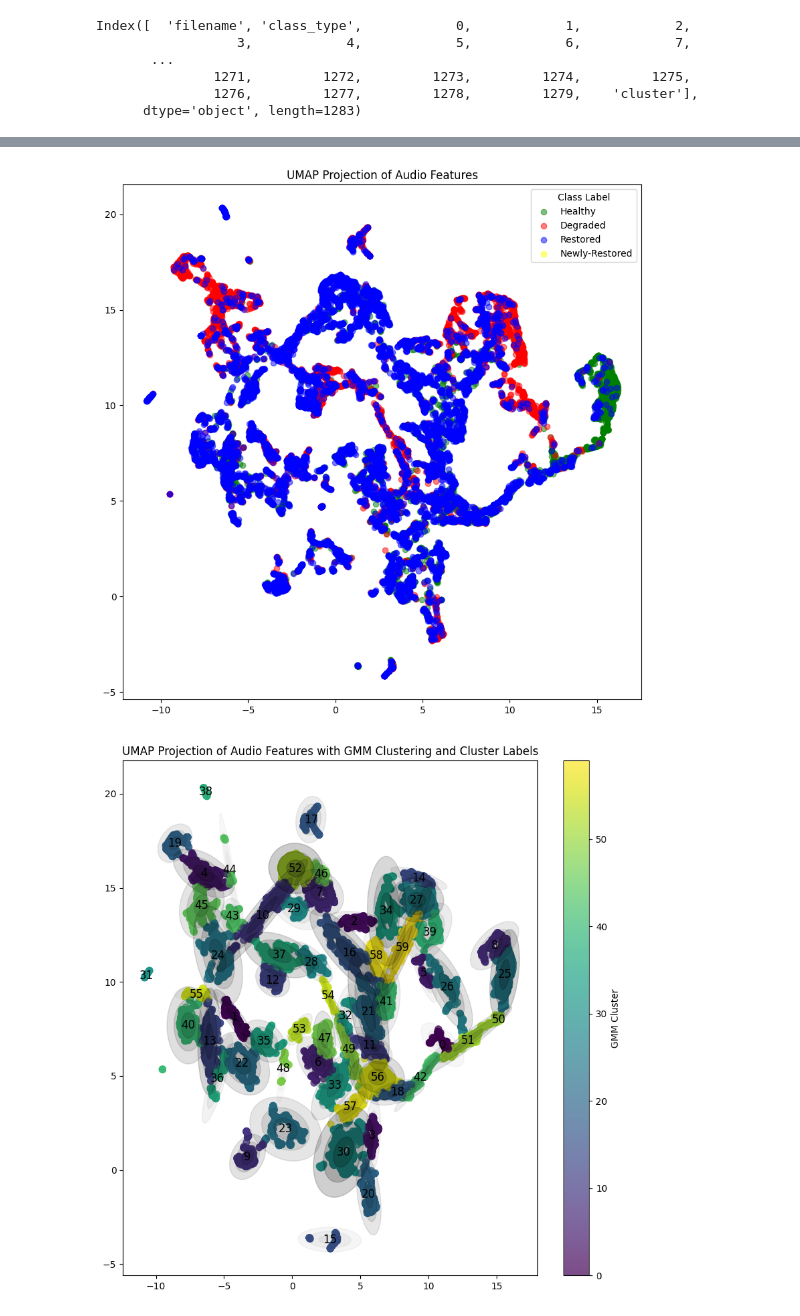
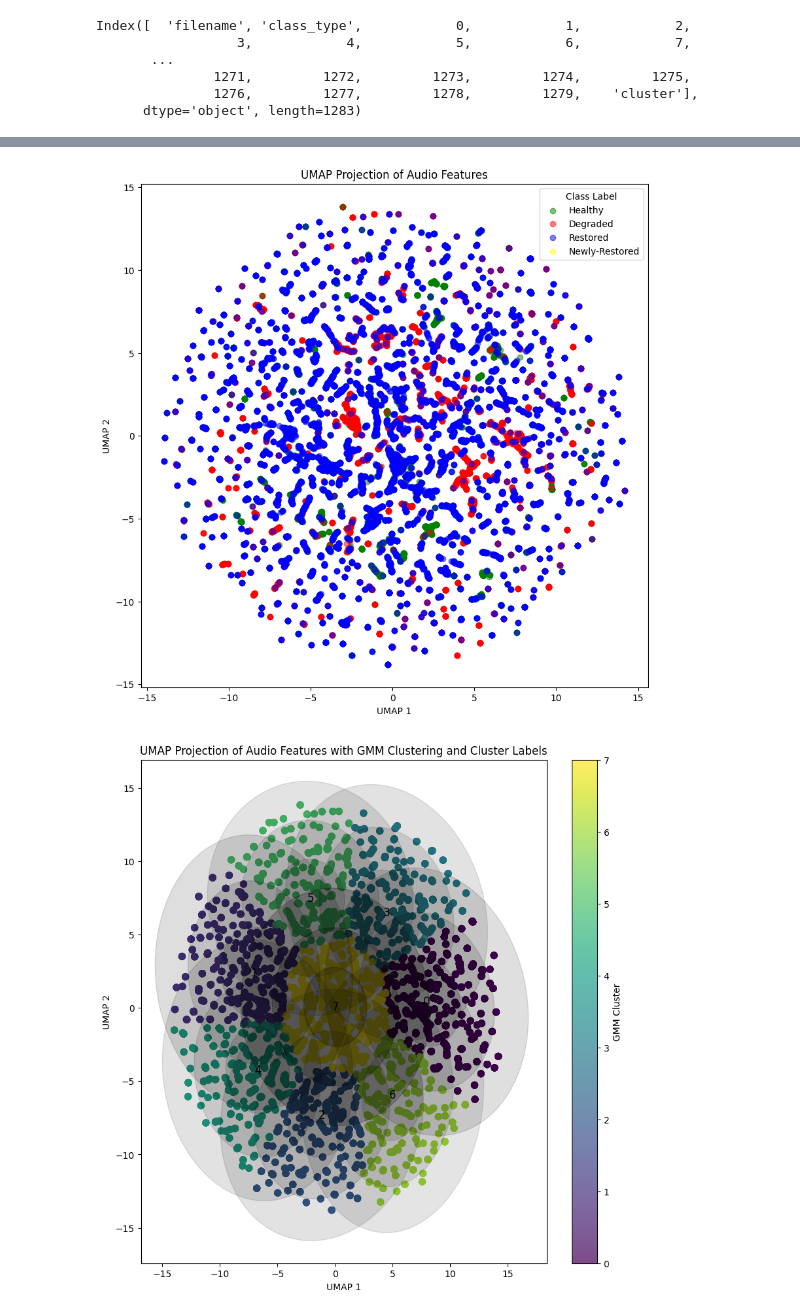
Before and after one commit to Olli365/Aqoustics-Surfperch, a Jupyter notebook: UMAP/UMAP_GMM_v3.ipynb, the cells around one changed output, grey strips where cells are left out. Cells and saved outputs as stored; diff of their text form; code cells hidden in the pictures.

Commit message:
updated data handling

```diff
--- a/UMAP/UMAP_GMM_v3.ipynb
+++ b/UMAP/UMAP_GMM_v3.ipynb
@@ -212,6 +236,6 @@ Run UMAP to visualise the data. This compresses the features down to 2 dimension
 
 For new data, you can try adjusting the n_neighbors and min_dist parameters and until you find a plot with a distibution of points that is most easily interpretable, e.g no huge or tiny gaps between clusters and points not all one ontop of each other or highly spread out.
 # %%
-import umap
 n_neighbors = 13
 min_dist = 0.1
+n = 128
@@ -365,7 +371,7 @@ def filter_by_cluster(df, cluster_numbers):
     return filtered_df
 
 
-clusters_to_remove = [1]
+clusters_to_remove = [0]
 
 # Apply the filter function
 filtered_df = filter_by_cluster(features_metadata_df, clusters_to_remove)
@@ -404,9 +410,4 @@ filtered_df.iloc[:, 2:-1]
 # %%
-"""
 n_neighbors = 10
 min_dist = 0.1
 n = 64
-"""
-n_neighbors = 5
-min_dist = 0
-n = 256
@@ -413,9 +418,17 @@ n = 256
 # %%
-umap_reducer2 = umap.UMAP(n_components=n, random_state=random_seed, n_neighbors=n_neighbors, min_dist=min_dist)
-umap_reducer2.fit(sampled_data.iloc[:, 2:])
-reduced_features = umap_reducer2.transform(filtered_df.iloc[:, 2:-1])
-umap_reducer_2d2 = umap.UMAP(n_components=2, random_state=random_seed, n_neighbors=n_neighbors, min_dist=min_dist)
-reduced_features_2d2 = umap_reducer_2d2.fit_transform(reduced_features)
+umap_reducer_1 = umap.UMAP(n_components=n, random_state=random_seed, n_neighbors=n_neighbors, min_dist=min_dist)
+reduced_features_128 = umap_reducer_1.fit_transform(filtered_df.iloc[:, 2:-1])
+
+"""
+# Step 2: Second UMAP reduction to 64 dimensions
+umap_reducer_2 = umap.UMAP(n_components=64, random_state=random_seed, n_neighbors=n_neighbors, min_dist=min_dist)
+reduced_features_64 = umap_reducer_2.fit_transform(reduced_features_128)
+"""
+
+
+# Step 3: Third UMAP reduction to 2 dimensions for plotting
+umap_reducer_3 = umap.UMAP(n_components=2, random_state=random_seed, n_neighbors=n_neighbors, min_dist=min_dist)
+umap_embeddings = umap_reducer_3.fit_transform(reduced_features_128)
 # %%
 # Mapping from single letters to words for descriptive labels
 class_mapping = {'H': 'Healthy', 'D': 'Degraded', 'R': 'Restored', 'N': 'Newly-Restored'}
@@ -428,25 +441,27 @@ plt.figure(figsize=(10, 10))
 for class_type, label in class_mapping.items():
     # Select only data rows with the current class_type, mapping them to descriptive labels on-the-fly
     indices = filtered_df['class_type'] == class_type
-    plt.scatter(reduced_features_2d2[indices, 0], reduced_features_2d2[indices, 1], label=label,
+    plt.scatter(umap_embeddings[indices, 0], umap_embeddings[indices, 1], label=label,
                 color=color_mapping[label], alpha=0.5)  # Assigning specific colors
 
 plt.title('UMAP Projection of Audio Features')
+plt.xlabel('UMAP 1')
+plt.ylabel('UMAP 2')
 plt.legend(title='Class Label')  # Adds a legend with a title
 plt.show()
 # %% [output]
-[figure, old version]
+[figure, new version]
 # %%
 from sklearn.mixture import GaussianMixture
 from matplotlib.patches import Ellipse
 
 # Step 1: Fit GMM on the 2D UMAP embeddings
-n_components = 60  # Set the number of clusters (you can adjust this based on your data)
+n_components = 8  # Set the number of clusters (you can adjust this based on your data)
 gmm = GaussianMixture(n_components=n_components, covariance_type='full', random_state=random_seed)
-gmm.fit(reduced_features_2d2)
+gmm.fit(umap_embeddings)
 
 # Step 2: Predict the cluster labels for each point
-gmm_labels = gmm.predict(reduced_features_2d2)
+gmm_labels = gmm.predict(umap_embeddings)
 
 # Step 3: Function to draw ellipses representing GMM components
 def draw_ellipse(position, covariance, ax=None, cluster_num=None, **kwargs):
@@ -457,35 +472,37 @@ def draw_ellipse(position, covariance, ax=None, cluster_num=None, **kwargs):
     if covariance.shape == (2, 2):
         U, s, Vt = np.linalg.svd(covariance)
         angle = np.degrees(np.arctan2(U[1, 0], U[0, 0]))
         width, height = 2 * np.sqrt(s)
     else:
         angle = 0
         width, height = 2 * np.sqrt(covariance)
 
     # Draw the Ellipse with angle as a keyword argument
     for nsig in range(1, 4):  # Draw ellipses at 1, 2, and 3 standard deviations
         ax.add_patch(Ellipse(position, nsig * width, nsig * height, angle=angle, **kwargs))
 
     # Add the cluster number at the center of the ellipse
     if cluster_num is not None:
         ax.text(position[0], position[1], str(cluster_num), color='black', fontsize=12, ha='center', va='center')
 
 # Step 4: Plot UMAP embeddings with clusters from GMM
 plt.figure(figsize=(10, 10))
 
 # Plot UMAP embeddings and color them by the GMM cluster labels
-plt.scatter(reduced_features_2d2[:, 0], reduced_features_2d2[:, 1], c=gmm_labels, cmap='viridis', s=50, alpha=0.7)
+plt.scatter(umap_embeddings[:, 0], umap_embeddings[:, 1], c=gmm_labels, cmap='viridis', s=50, alpha=0.7)
 
 # Step 5: Plot GMM ellipses with cluster numbers
 w_factor = 0.2 / gmm.weights_.max()  # Scale the ellipses by their weights
 for i, (pos, covar, w) in enumerate(zip(gmm.means_, gmm.covariances_, gmm.weights_)):
     draw_ellipse(pos, covar, alpha=w * w_factor, color='black', cluster_num=i)  # Add cluster number
 
 plt.title('UMAP Projection of Audio Features with GMM Clustering and Cluster Labels')
+plt.xlabel('UMAP 1')
+plt.ylabel('UMAP 2')
 plt.colorbar(label='GMM Cluster')
 plt.show()
 # %% [output]
-[figure, old version]
+[figure, new version]
 # %%
 filtered_df.loc[:, 'cluster'] = gmm_labels
 filtered_df
```
Also changed, not shown: parts of 23 cells of this notebook, 3 other files.
